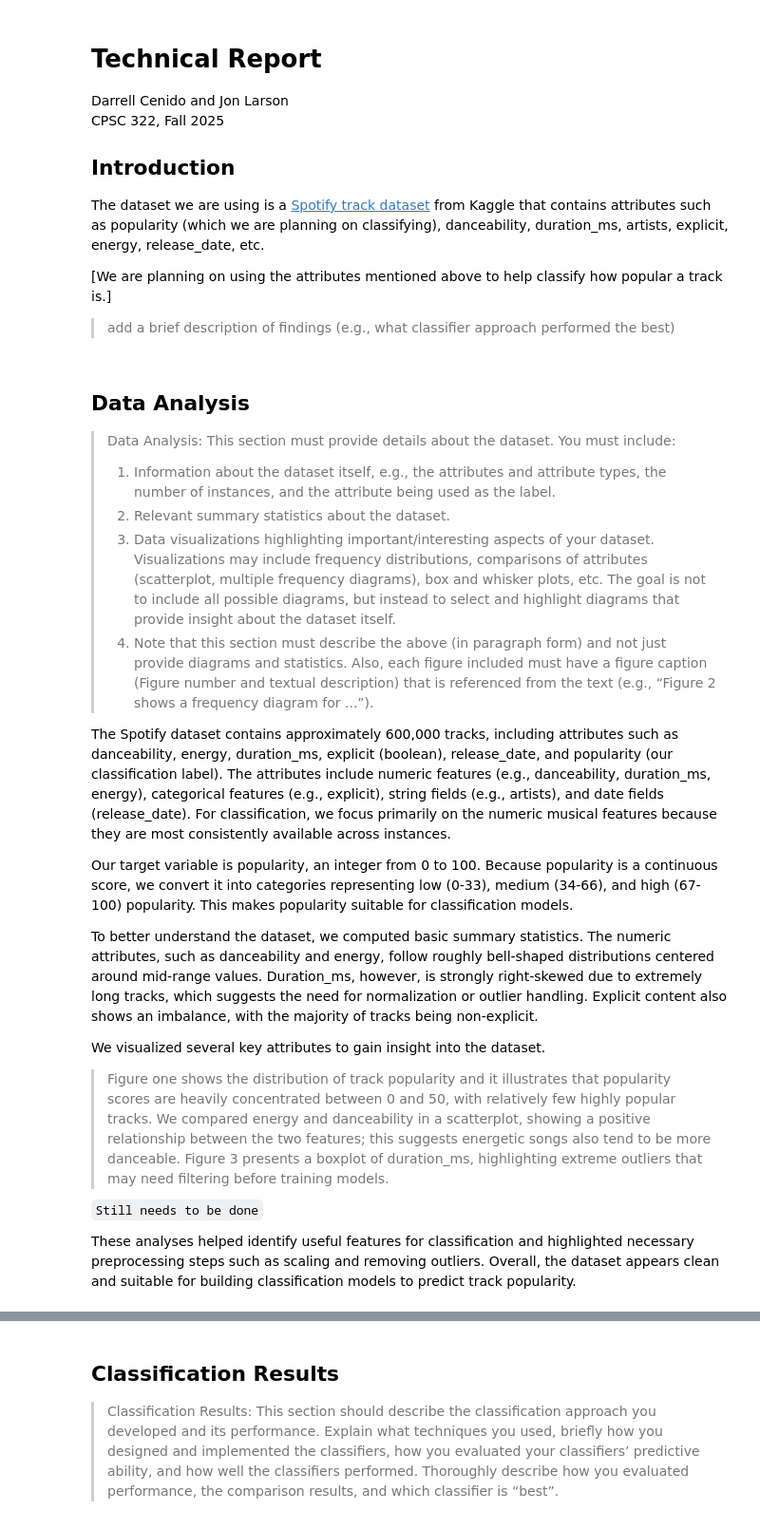
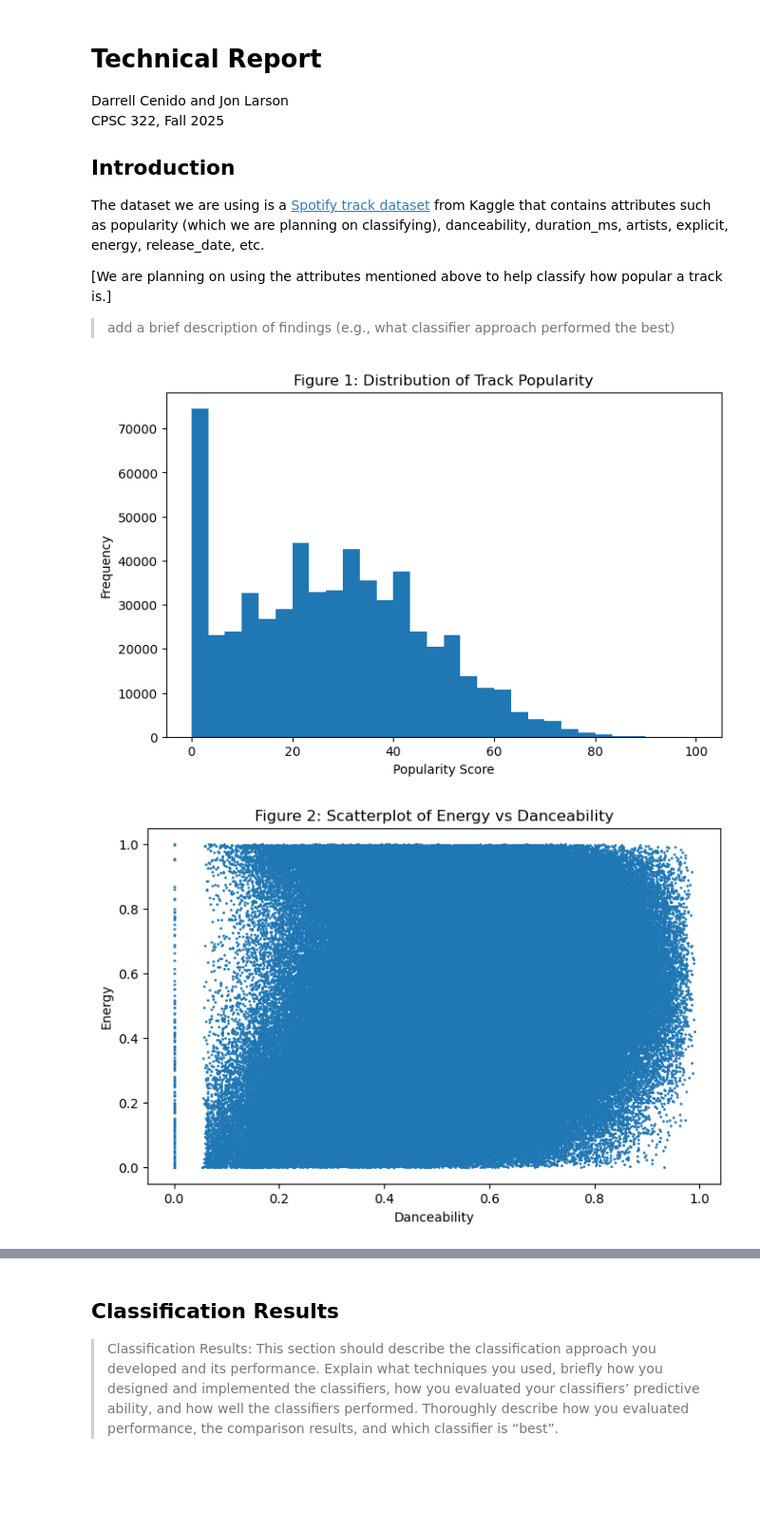
Before and after one commit to Darrell-10/Spotify-Classification---Data-Science-Algorithms, a Jupyter notebook: TechnicalReport.ipynb, the cells around one changed output, grey strips where cells are left out. Shown at 95% size. Drawn from its saved outputs; the diff is of its cells as text; code cells hidden in the pictures; blank space fills up the shorter version.

Commit message:
data analysis

```diff
--- a/TechnicalReport.ipynb
+++ b/TechnicalReport.ipynb
@@ -9,25 +9,37 @@ The dataset we are using is a [Spotify track dataset](https://www.kaggle.com/yam
 [We are planning on using the attributes mentioned above to help classify how popular a track is.]
 
 > add a brief description of findings (e.g., what classifier approach performed the best)
-# %% [markdown]
-## Data Analysis
-
-> Data Analysis: This section must provide details about the dataset. You must include:
-> 1. Information about the dataset itself, e.g., the attributes and attribute types, the number of instances, and the attribute being used as the label.
-> 1. Relevant summary statistics about the dataset.
-> 1. Data visualizations highlighting important/interesting aspects of your dataset. Visualizations may include frequency distributions, comparisons of attributes (scatterplot, multiple frequency diagrams), box and whisker plots, etc. The goal is not to include all possible diagrams, but instead to select and highlight diagrams that provide insight about the dataset itself.
-> 1. Note that this section must describe the above (in paragraph form) and not just provide diagrams and statistics. Also, each figure included must have a figure caption (Figure number and textual description) that is referenced from the text (e.g., “Figure 2 shows a frequency diagram for ...”).
-
-The Spotify dataset contains approximately 600,000 tracks, including attributes such as danceability, energy, duration_ms, explicit (boolean), release_date, and popularity (our classification label). The attributes include numeric features (e.g., danceability, duration_ms, energy), categorical features (e.g., explicit), string fields (e.g., artists), and date fields (release_date). For classification, we focus primarily on the numeric musical features because they are most consistently available across instances.
-
-Our target variable is popularity, an integer from 0 to 100. Because popularity is a continuous score, we convert it into categories representing low (0-33), medium (34-66), and high (67-100) popularity. This makes popularity suitable for classification models.
-
-To better understand the dataset, we computed basic summary statistics. The numeric attributes, such as danceability and energy, follow roughly bell-shaped distributions centered around mid-range values. Duration_ms, however, is strongly right-skewed due to extremely long tracks, which suggests the need for normalization or outlier handling. Explicit content also shows an imbalance, with the majority of tracks being non-explicit.
-
-We visualized several key attributes to gain insight into the dataset.
-
-> Figure one shows the distribution of track popularity and it illustrates that popularity scores are heavily concentrated between 0 and 50, with relatively few highly popular tracks. We compared energy and danceability in a scatterplot, showing a positive relationship between the two features; this suggests energetic songs also tend to be more danceable. Figure 3 presents a boxplot of duration_ms, highlighting extreme outliers that may need filtering before training models.
-
-`Still needs to be done`
-
-These analyses helped identify useful features for classification and highlighted necessary preprocessing steps such as scaling and removing outliers. Overall, the dataset appears clean and suitable for building classification models to predict track popularity.
+# %%
+from mysklearn.mypytable import MyPyTable
+
+table = MyPyTable().load_from_file("input_data/tracks.csv")
+
+popularity = table.get_column("popularity")
+energy = table.get_column("energy")
+danceability = table.get_column("danceability")
+duration_ms = table.get_column("duration_ms")
+# %%
+import matplotlib.pyplot as plt
+
+plt.figure(figsize=(8,5))
+plt.hist(popularity, bins=30)
+plt.xlabel("Popularity Score")
+plt.ylabel("Frequency")
+plt.title("Figure 1: Distribution of Track Popularity")
+plt.show()
+
+plt.figure(figsize=(8,5))
+plt.scatter(danceability, energy, s=1)
+plt.xlabel("Danceability")
+plt.ylabel("Energy")
+plt.title("Figure 2: Scatterplot of Energy vs Danceability")
+plt.show()
+
+plt.figure(figsize=(8,5))
+plt.boxplot(duration_ms, flierprops=dict(marker='o', markersize=3))
+plt.ylabel("Duration (ms)")
+plt.title("Figure 3: Boxplot of Song Duration")
+plt.show()
+# %% [output]
+[figure, added]
+[figure, added]
```
Also changed, not shown: parts of 2 cells of this notebook.
